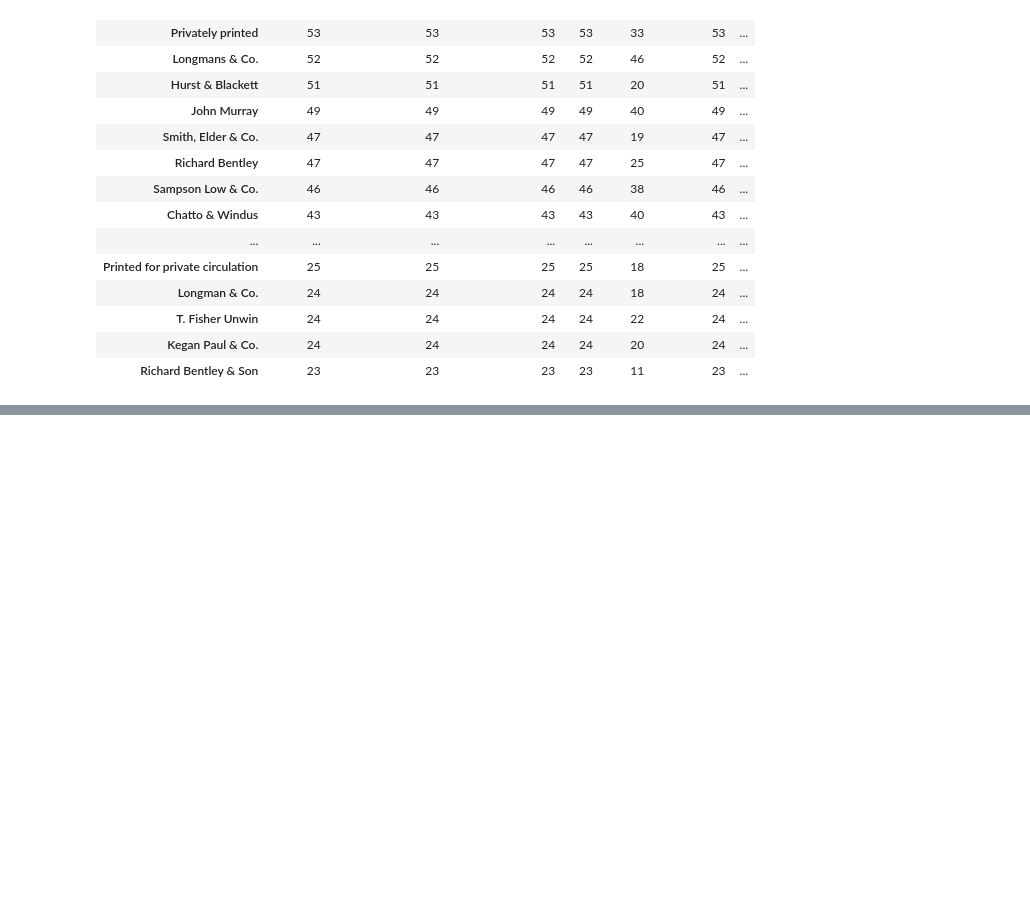
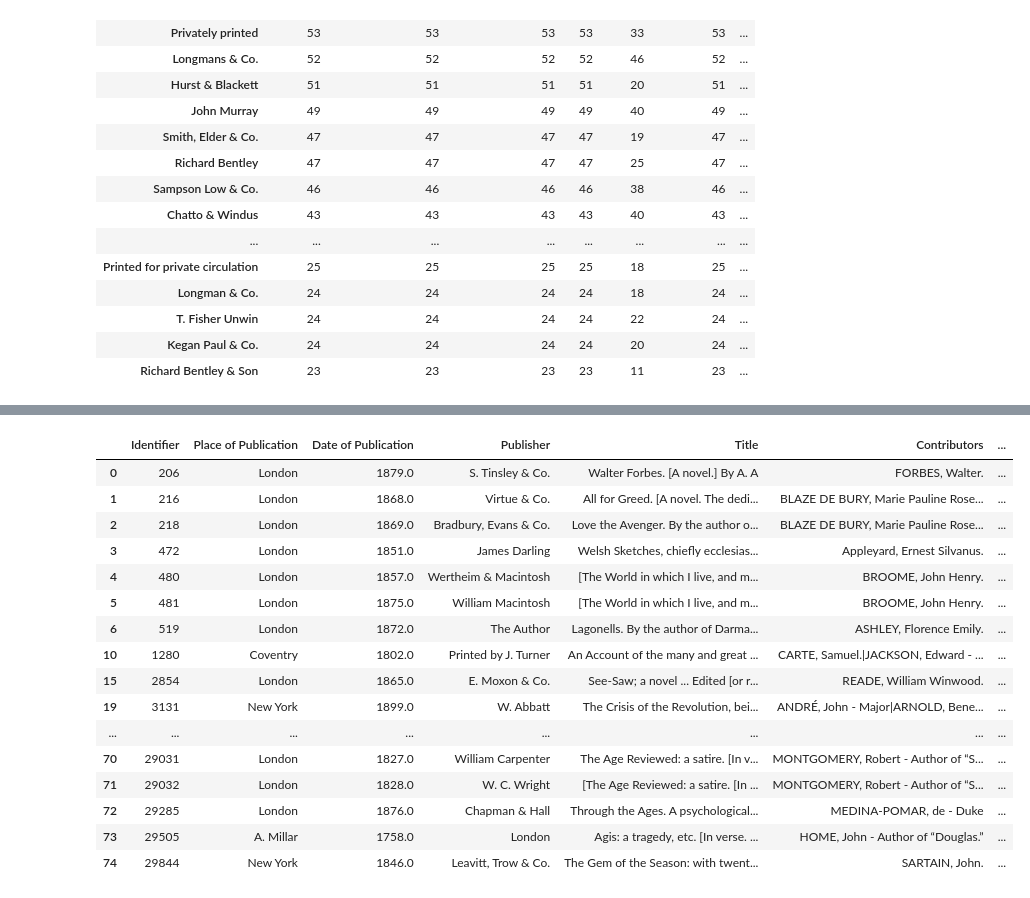
Before and after one commit to mushashank/Books_dataset, a Jupyter notebook: real-python_data_practice.ipynb, the cells around one changed output, grey strips where cells are left out. Cells and saved outputs as stored; diff of their text form; code cells hidden in the pictures; blank space fills up the shorter version.

```diff
--- a/real-python_data_practice.ipynb
+++ b/real-python_data_practice.ipynb
@@ -489,0 +593,2 @@ df.groupby(df['Publisher']).count().sort_values('Identifier',ascending=False)[:2
+# %%
+cdf = df[df['Publisher'].notnull()]
@@ -489,0 +626,2 @@ df.groupby(df['Publisher']).count().sort_values('Identifier',ascending=False)[:2
+# %%
+cdf.drop('Author',axis=1, inplace=True)
@@ -489,0 +649,2 @@ df.groupby(df['Publisher']).count().sort_values('Identifier',ascending=False)[:2
+# %%
+cdf.dropna(axis=0, how='any', inplace=True)
@@ -489,0 +676,20 @@ df.groupby(df['Publisher']).count().sort_values('Identifier',ascending=False)[:2
+# %%
+cdf.head(50)
+# %% [output]
+|  | Identifier | Place of Publication | Date of Publication | Publisher | Title | Contributors | ... |
+| 0 | 206 | London | 1879.0 | S. Tinsley & Co. | Walter Forbes. [A novel.] By A. A | FORBES, Walter. | ... |
+| 1 | 216 | London | 1868.0 | Virtue & Co. | All for Greed. [A novel. The dedi... | BLAZE DE BURY, Marie Pauline Rose... | ... |
+| 2 | 218 | London | 1869.0 | Bradbury, Evans & Co. | Love the Avenger. By the author o... | BLAZE DE BURY, Marie Pauline Rose... | ... |
+| 3 | 472 | London | 1851.0 | James Darling | Welsh Sketches, chiefly ecclesias... | Appleyard, Ernest Silvanus. | ... |
+| 4 | 480 | London | 1857.0 | Wertheim & Macintosh | [The World in which I live, and m... | BROOME, John Henry. | ... |
+| 5 | 481 | London | 1875.0 | William Macintosh | [The World in which I live, and m... | BROOME, John Henry. | ... |
+| 6 | 519 | London | 1872.0 | The Author | Lagonells. By the author of Darma... | ASHLEY, Florence Emily. | ... |
+| 10 | 1280 | Coventry | 1802.0 | Printed by J. Turner | An Account of the many and great ... | CARTE, Samuel.|JACKSON, Edward - ... | ... |
+| 15 | 2854 | London | 1865.0 | E. Moxon & Co. | See-Saw; a novel ... Edited [or r... | READE, William Winwood. | ... |
+| 19 | 3131 | New York | 1899.0 | W. Abbatt | The Crisis of the Revolution, bei... | ANDRÉ, John - Major|ARNOLD, Bene... | ... |
+| ... | ... | ... | ... | ... | ... | ... | ... |
+| 70 | 29031 | London | 1827.0 | William Carpenter | The Age Reviewed: a satire. [In v... | MONTGOMERY, Robert - Author of “S... | ... |
+| 71 | 29032 | London | 1828.0 | W. C. Wright | [The Age Reviewed: a satire. [In ... | MONTGOMERY, Robert - Author of “S... | ... |
+| 72 | 29285 | London | 1876.0 | Chapman & Hall | Through the Ages. A psychological... | MEDINA-POMAR, de - Duke | ... |
+| 73 | 29505 | A. Millar | 1758.0 | London | Agis: a tragedy, etc. [In verse. ... | HOME, John - Author of “Douglas.” | ... |
+| 74 | 29844 | New York | 1846.0 | Leavitt, Trow & Co. | The Gem of the Season: with twent... | SARTAIN, John. | ... |
```
Also changed, not shown: parts of 23 cells of this notebook.
